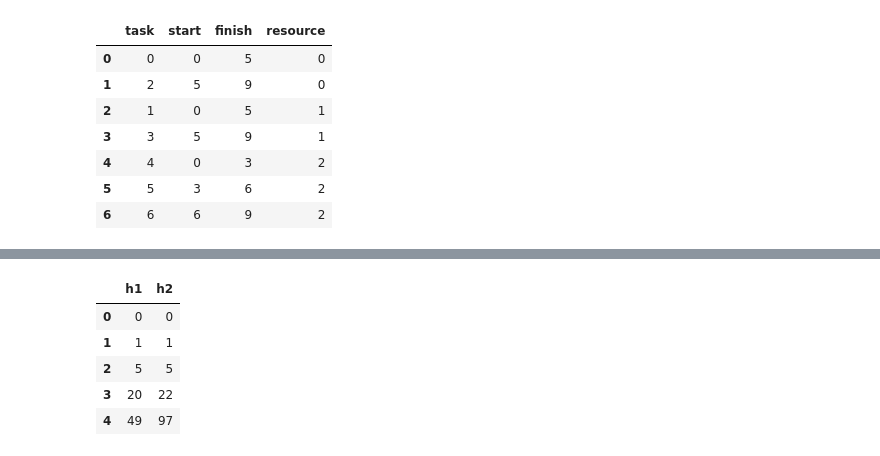
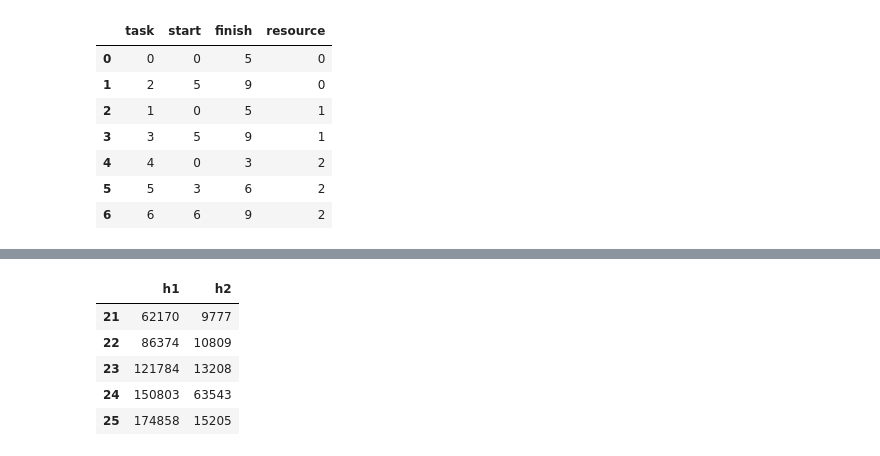
Before and after one commit to matyama/makespan-poc, a Jupyter notebook: notebooks/bnb.ipynb, the cells around one changed output, grey strips where cells are left out. Saved outputs shown, nothing was run; the diff lists cells and outputs as text; code cells hidden in the pictures.

```diff
--- a/notebooks/bnb.ipynb
+++ b/notebooks/bnb.ipynb
@@ -52,22 +61,15 @@ show_gantt(gantt_df)
 # %%
-num_instances = 30
+num_instances = 26
 
-def evaluate(f, R, p, h):
-    _, stats = bnb(R, p, h)
-    return f(stats)
-
-def num_pruned_nodes(h):
-    return pd.Series([evaluate(lambda s: s.pruned_total, R, p, h) for R, p in generate_subopt_instances(num_instances)])
-
-def num_expanded_nodes(h):
+def percent_explored_nodes(h):
     return pd.Series([evaluate(lambda s: s.expanded, R, p, h) for R, p in generate_subopt_instances(num_instances)])
 # %%
-pruned_df = pd.DataFrame({h.__name__: num_pruned_nodes(h) for h in [h1, h2]})
-pruned_df.head()
+explored_df = pd.DataFrame({h.__name__: percent_explored_nodes(h) for h in [h1, h2]})
+explored_df.tail()
 # %% [output]
 |  | h1 | h2 |
-| 0 | 0 | 0 |
-| 1 | 1 | 1 |
-| 2 | 5 | 5 |
-| 3 | 20 | 22 |
-| 4 | 49 | 97 |
+| 21 | 62170 | 9777 |
+| 22 | 86374 | 10809 |
+| 23 | 121784 | 13208 |
+| 24 | 150803 | 63543 |
+| 25 | 174858 | 15205 |
```
Also changed, not shown: parts of 15 cells of this notebook, 3 other files.
